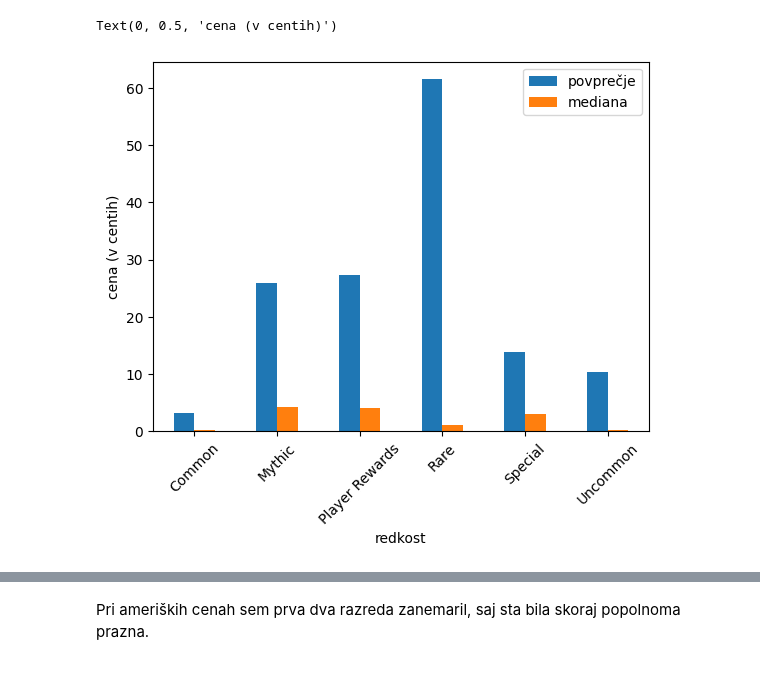
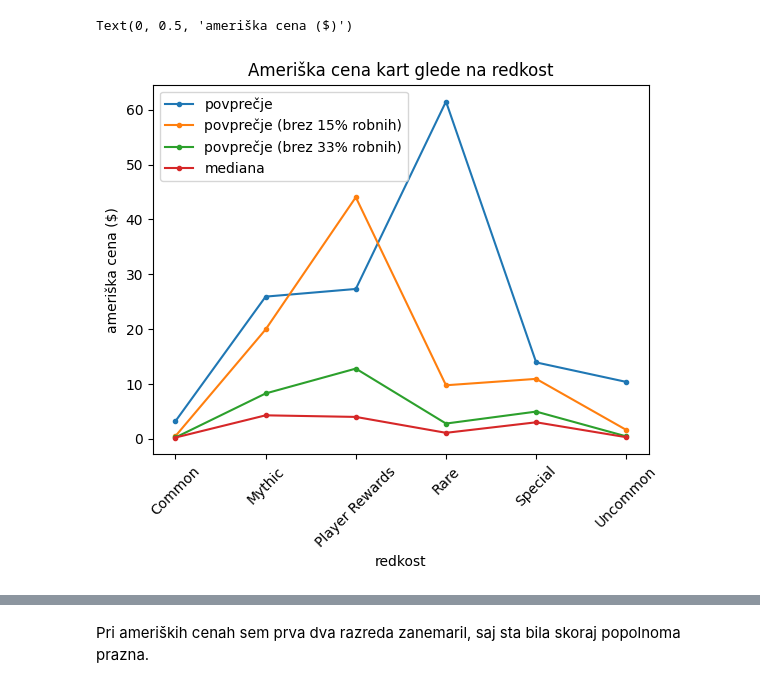
Before and after one commit to MightyOwler/Analiza-podatkov, a Jupyter notebook: AnalizaPodatkov.ipynb, the cells around one changed output, grey strips where cells are left out. Cells and saved outputs as stored; diff of their text form; code cells hidden in the pictures.

```diff
--- a/AnalizaPodatkov.ipynb
+++ b/AnalizaPodatkov.ipynb
@@ -28,12 +30,16 @@ delezi_redkosti.plot(kind="pie", autopct='%1.0f%%')
 # %%
 povprecna_cena_glede_na_redkost = podatkovna_baza.groupby("redkost")["povprecna_cena"].mean()
 mediana_cena_glede_na_redkost = podatkovna_baza.groupby("redkost")["povprecna_cena"].median()
+povprecna_cena_glede_na_redkost_85 = podatkovna_baza.groupby("redkost").agg({'povprecna_cena': q85})["povprecna_cena"]
+povprecna_cena_glede_na_redkost_67 = podatkovna_baza.groupby("redkost").agg({'povprecna_cena': q67})["povprecna_cena"]
 
 df = pd.DataFrame({'povprečje': povprecna_cena_glede_na_redkost,
+                   'povprečje (brez 15% robnih)': povprecna_cena_glede_na_redkost_85,
+                   'povprečje (brez 33% robnih)': povprecna_cena_glede_na_redkost_67,
                    'mediana': mediana_cena_glede_na_redkost}, index=None)
 
-ax = df.plot.bar(rot=45)
-ax.set_ylabel("cena (v centih)")
+ax = df.plot(rot=45, title = "Ameriška cena kart glede na redkost", style='.-')
+ax.set_ylabel("ameriška cena ($)")
 # %% [output]
-Text(0, 0.5, 'cena (v centih)')
+Text(0, 0.5, 'ameriška cena ($)')
-[figure, old version]
+[figure, new version]
```
Also changed, not shown: parts of 14 cells of this notebook.
